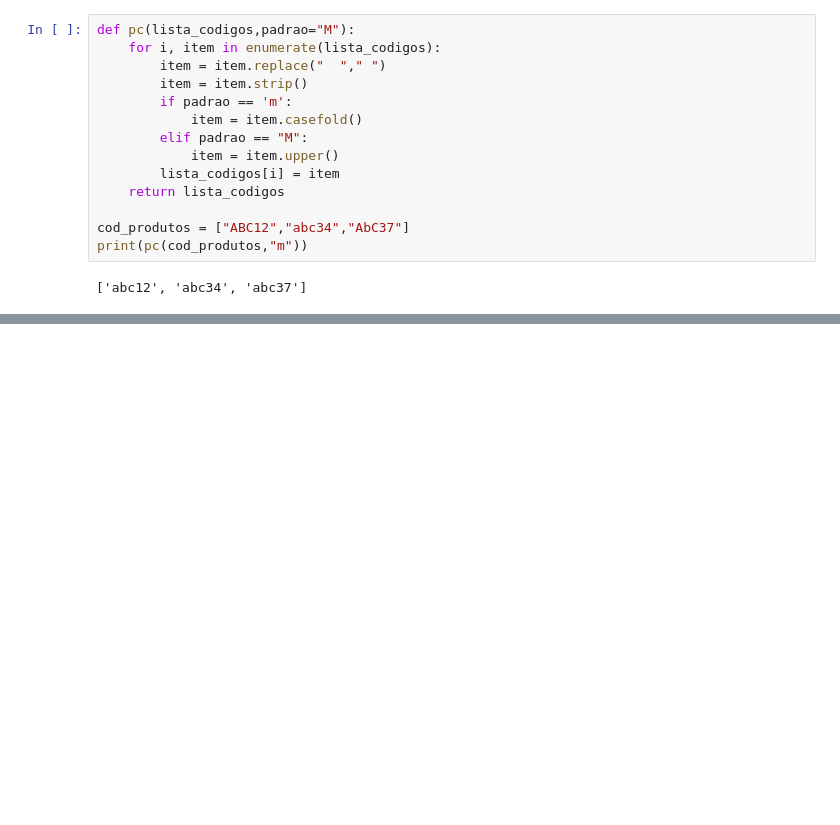
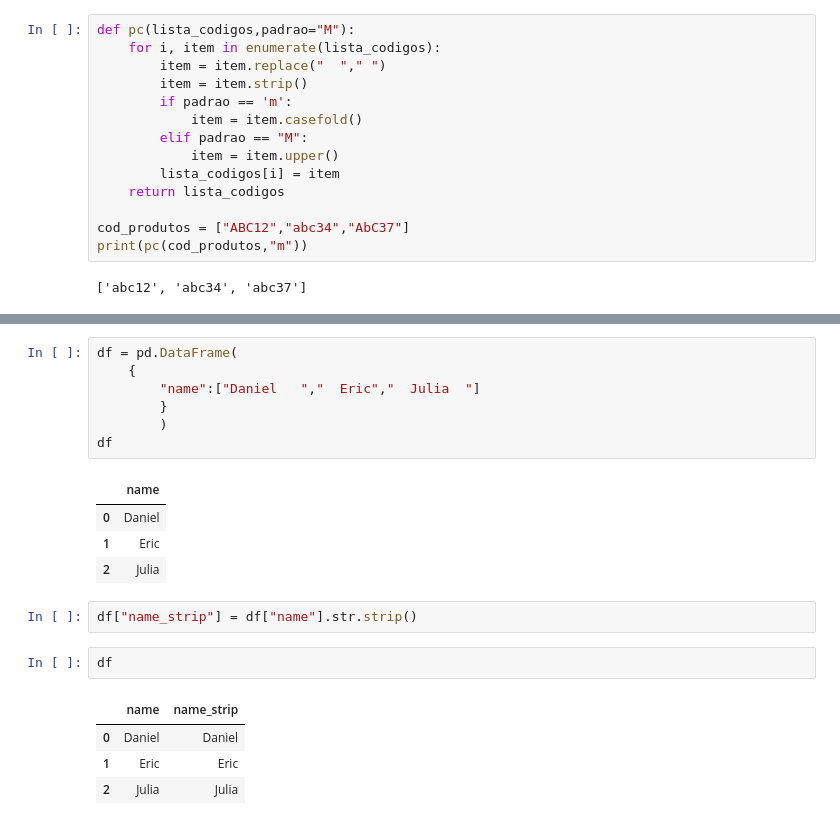
Before and after one commit to penasta/NLP, a Jupyter notebook: curso_py.ipynb, the cells around one changed output, grey strips where cells are left out. Cells and saved outputs as stored; diff of their text form; blank space fills up the shorter version.

```diff
--- a/curso_py.ipynb
+++ b/curso_py.ipynb
@@ -1949,0 +1994,21 @@ print(pc(cod_produtos,"m"))
+# %%
+df = pd.DataFrame(
+    {
+        "name":["Daniel   ","  Eric","  Julia  "]
+        }
+        )
+df
+# %% [output]
+|  | name |
+| 0 | Daniel |
+| 1 | Eric |
+| 2 | Julia |
+# %%
+df["name_strip"] = df["name"].str.strip()
+# %%
+df
+# %% [output]
+|  | name | name_strip |
+| 0 | Daniel | Daniel |
+| 1 | Eric | Eric |
+| 2 | Julia | Julia |
```
Also changed, not shown: parts of 15 cells of this notebook.
